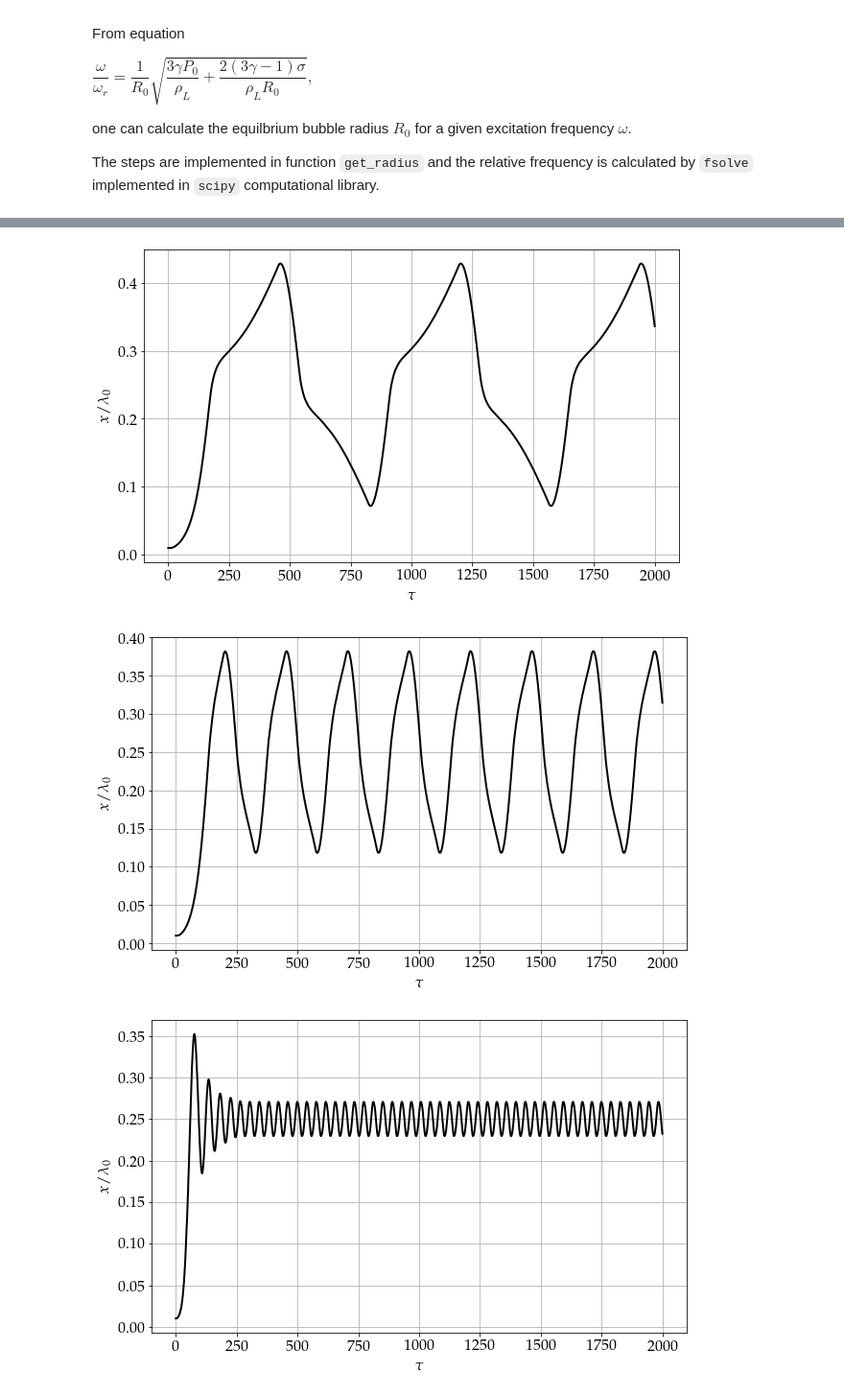
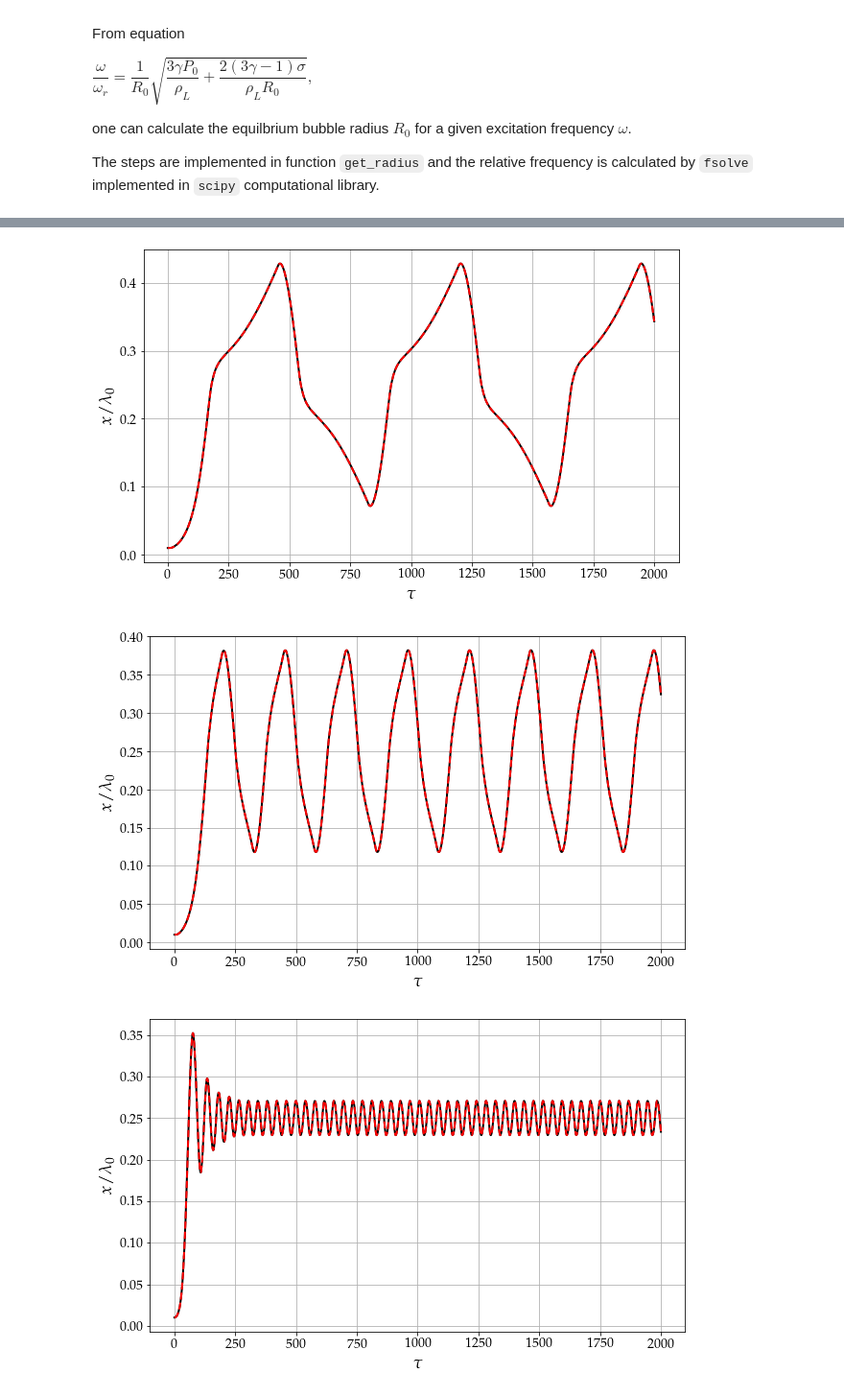
Before and after one commit to kalmi901/MPDRL, a Jupyter notebook: simple_models/verify_model_KM1D.ipynb, the cells around one changed output, grey strips where cells are left out. Shown at 96% size. Saved outputs shown, nothing was run; the diff lists cells and outputs as text; code cells hidden in the pictures.

Commit message:
acoustic field

```diff
--- a/simple_models/verify_model_KM1D.ipynb
+++ b/simple_models/verify_model_KM1D.ipynb
@@ -12,8 +12,14 @@ from single_solution_KM1D import P0, RHO, PE, ST
 plt.rcParams.update({
     "text.usetex": True,
     "font.family": "serif",
-    "font.size"  : 16,
-    "font.serif" : "Palatino"})
+    "font.size": 16,
+    "axes.labelsize": 18,
+    "axes.titlesize": 20,
+    "xtick.labelsize": 14,
+    "ytick.labelsize": 14,
+    "legend.fontsize": 14,
+    "text.latex.preamble": r"\usepackage{mathpazo} \normalsize",
+})
 # %% [markdown]
 In the paper mentioned above the equilibrium radius was not given directly; thus, it needs to be calculated before the simulations.
 
@@ -104,57 +128,75 @@ FREQ = [25.0]                   # (kHz)
 PA   = [0.30]                   # (bar)
 R0 = get_radius(0.87, FREQ[0])  # (micron)
 
-km = KMBubble(R0, FREQ, PA, AC_FIELD="SW_N")
-km.x0 = 0.26
-km.T = 2000
-t, _, _, x, _ = km.integrate()
+km1 = KMBubble(R0, FREQ, PA, AC_FIELD="SW_N")
+km1.x0 = 0.26
+km1.T = 2000
+t1, _, _, x1, _ = km1.integrate()
+
+km2 = KMBubble(R0, FREQ, PA, AC_FIELD="SW_A")
+km2.x0 = 0.01
+km2.T = 2000
+t2, _, _, x2, _ = km2.integrate()
 
 plt.figure(figsize=(10, 6))
-plt.plot(t, x-0.25, 'k-', linewidth=2)
+plt.plot(t1, x1-0.25, 'k-', linewidth=2)
+plt.plot(t2, x2, 'r--', linewidth=2)
 plt.xlabel(r'$\tau$')
 plt.ylabel(r'$x/\lambda_0$')
 plt.grid('both')
 plt.show()
 # %% [output]
-[figure, old version]
+[figure, new version]
 # %%
 # Figure 1. (e)
 FREQ = [25.0]                   # (kHz)
 PA   = [0.40]                   # (bar)
 R0 = get_radius(0.87, FREQ[0])  # (micron)
 
-km = KMBubble(R0, FREQ, PA, AC_FIELD="SW_N")
-km.x0 = 0.26
-km.T = 2000
-t, _, _, x, _ = km.integrate()
+km1 = KMBubble(R0, FREQ, PA, AC_FIELD="SW_N")
+km1.x0 = 0.26
+km1.T = 2000
+t1, _, _, x1, _ = km1.integrate()
+
+km2 = KMBubble(R0, FREQ, PA, AC_FIELD="SW_A")
+km2.x0 = 0.01
+km2.T = 2000
+t2, _, _, x2, _ = km2.integrate()
 
 plt.figure(figsize=(10, 6))
-plt.plot(t, x-0.25, 'k-', linewidth=2)
+plt.plot(t1, x1-0.25, 'k-', linewidth=2)
+plt.plot(t2, x2, 'r--', linewidth=2)
 plt.xlabel(r'$\tau$')
 plt.ylabel(r'$x/\lambda_0$')
 plt.grid('both')
 plt.show()
 # %% [output]
-[figure, old version]
+[figure, new version]
 # %%
 # Figure 3. (a)
 FREQ = [25.0]                   # (kHz)
 PA   = [1.70]                   # (bar)
 R0 = get_radius(1.03, FREQ[0])  # (micron)
 
-km = KMBubble(R0, FREQ, PA, AC_FIELD="SW_N")
-km.x0 = 0.26
-km.T = 2000
-t, _, _, x, _ = km.integrate()
+km1 = KMBubble(R0, FREQ, PA, AC_FIELD="SW_N")
+km1.x0 = 0.26
+km1.T = 2000
+t1, _, _, x1, _ = km1.integrate()
+
+km2 = KMBubble(R0, FREQ, PA, AC_FIELD="SW_A")
+km2.x0 = 0.01
+km2.T = 2000
+t2, _, _, x2, _ = km2.integrate()
 
 plt.figure(figsize=(10, 6))
-plt.plot(t, x-0.25, 'k-', linewidth=2)
+plt.plot(t1, x1-0.25, 'k-', linewidth=2)
+plt.plot(t2, x2, 'r--', linewidth=2)
 plt.xlabel(r'$\tau$')
 plt.ylabel(r'$x/\lambda_0$')
 plt.grid('both')
 plt.show()
 # %% [output]
-[figure, old version]
+[figure, new version]
 # %%
 # Figure 3. (b)
 FREQ = [25.0]                   # (kHz)
```
Also changed, not shown: parts of 4 cells of this notebook, 6 other files.
